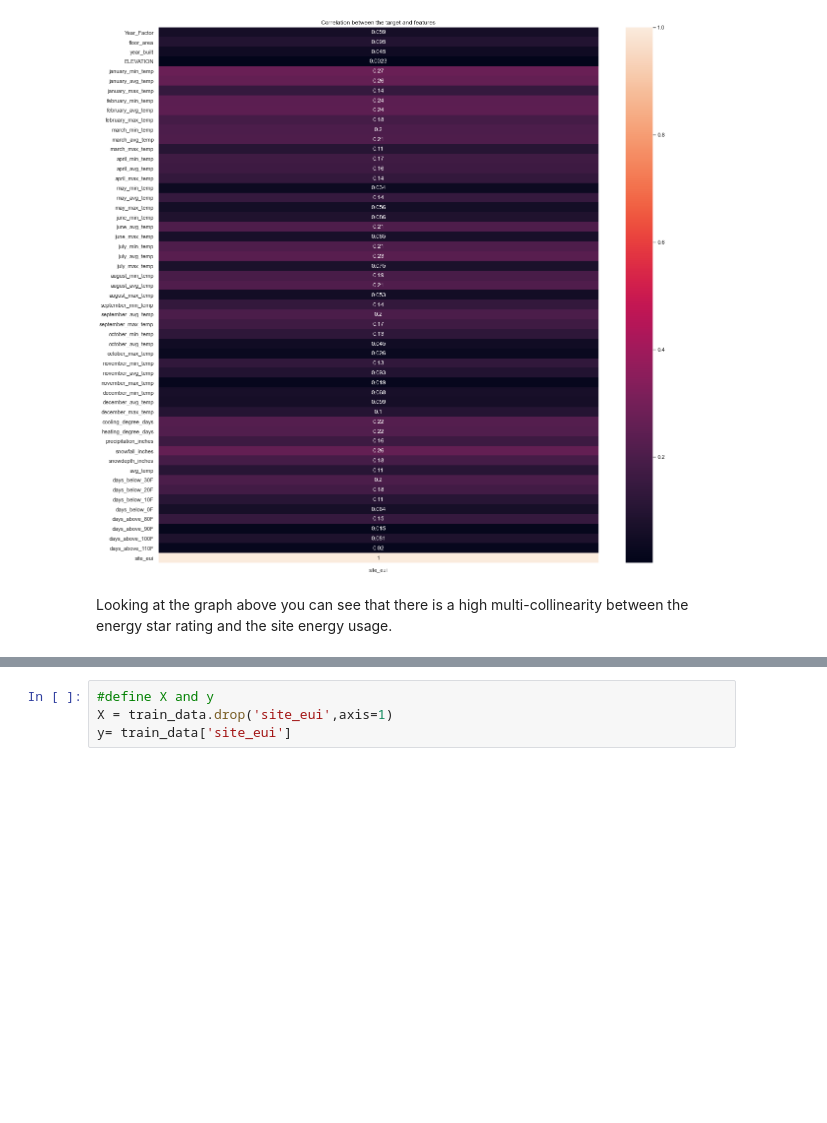
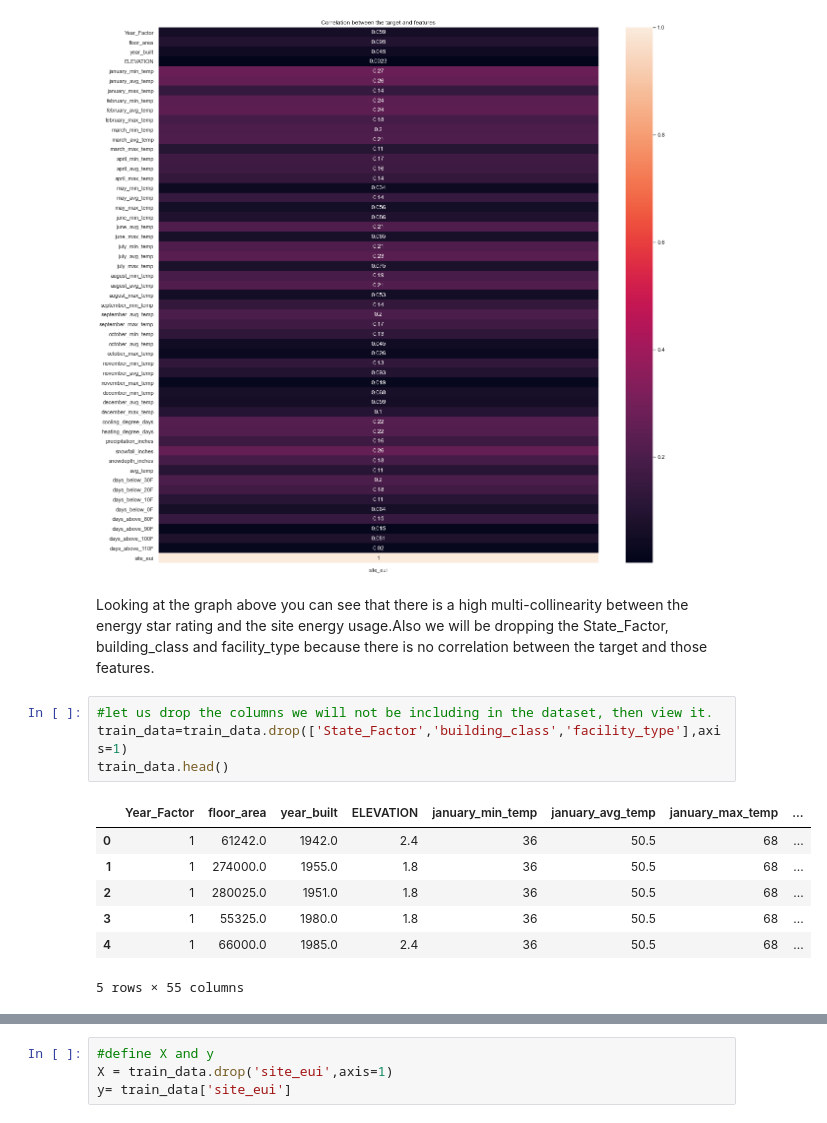
Before and after one commit to Teetee-lab/WIDS_Datathon2022_Project, a Jupyter notebook: notebook/EDA.ipynb, the cells around one changed output, grey strips where cells are left out. Saved outputs shown, nothing was run; the diff lists cells and outputs as text; blank space fills up the shorter version.

```diff
--- a/notebook/EDA.ipynb
+++ b/notebook/EDA.ipynb
@@ -340,4 +339,16 @@ plt.title("Correlation between the target and features")
 Text(0.5, 1.0, 'Correlation between the target and features')
 [figure]
 # %% [markdown]
-Looking at the graph above you can see that there is a high multi-collinearity between the energy star rating and the site energy usage.
+Looking at the graph above you can see that there is a high multi-collinearity between the energy star rating and the site energy usage.Also we will be dropping the State_Factor, building_class and facility_type because there is no correlation between the target and those features.
+# %%
+#let us drop the columns we will not be including in the dataset, then view it.
+train_data=train_data.drop(['State_Factor','building_class','facility_type'],axis=1)
+train_data.head()
+# %% [output]
+|  | Year_Factor | floor_area | year_built | ELEVATION | january_min_temp | january_avg_temp | january_max_temp | ... |
+| 0 | 1 | 61242.0 | 1942.0 | 2.4 | 36 | 50.5 | 68 | ... |
+| 1 | 1 | 274000.0 | 1955.0 | 1.8 | 36 | 50.5 | 68 | ... |
+| 2 | 1 | 280025.0 | 1951.0 | 1.8 | 36 | 50.5 | 68 | ... |
+| 3 | 1 | 55325.0 | 1980.0 | 1.8 | 36 | 50.5 | 68 | ... |
+| 4 | 1 | 66000.0 | 1985.0 | 2.4 | 36 | 50.5 | 68 | ... |
+5 rows × 55 columns
```
Also changed, not shown: parts of 15 cells of this notebook.
